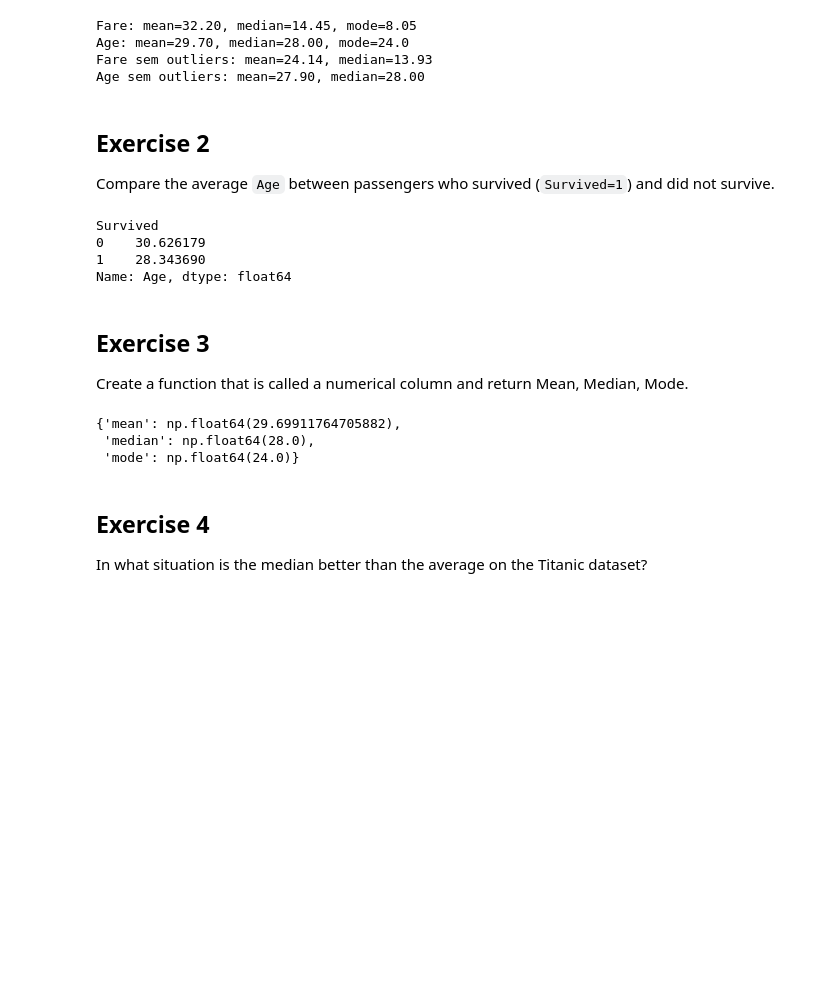
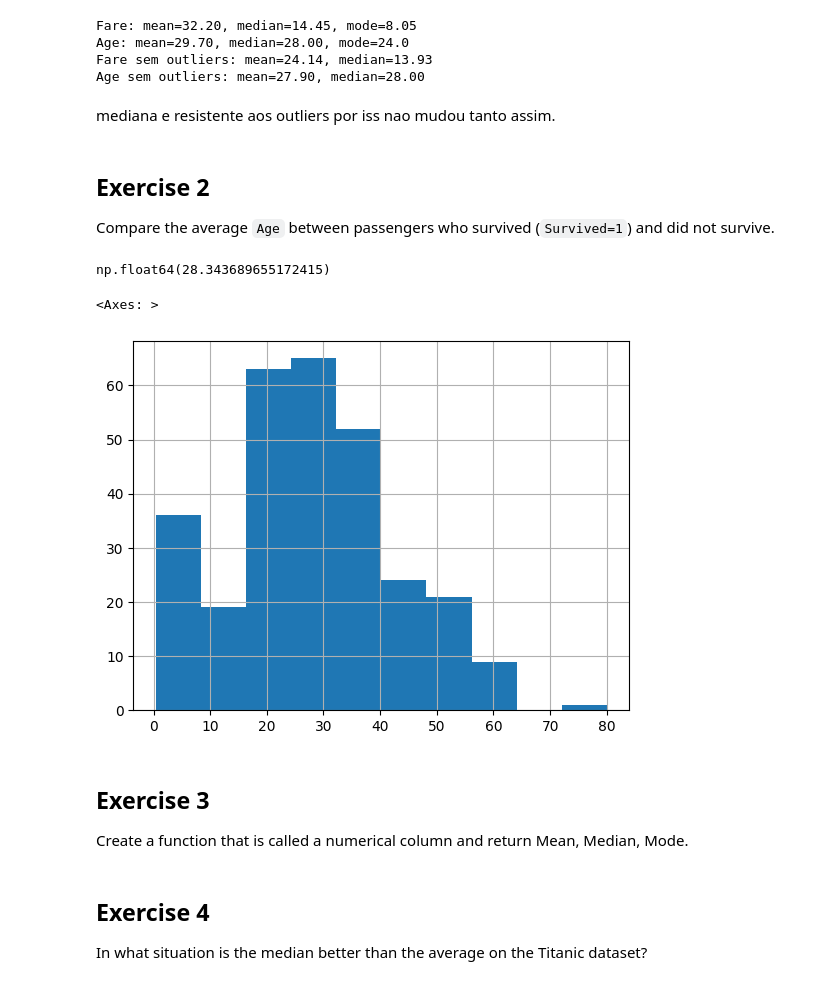
Before and after one commit to TelmaJunqueira20/Aula3-2025, a Jupyter notebook: Week_3/ds-pr-week-3-student.ipynb, the cells around one changed output. Drawn from its saved outputs; the diff is of its cells as text; code cells hidden in the pictures; blank space fills up the shorter version.

```diff
--- a/Week_3/ds-pr-week-3-student.ipynb
+++ b/Week_3/ds-pr-week-3-student.ipynb
@@ -102,23 +246,32 @@ Fare: mean=32.20, median=14.45, mode=8.05
 Age: mean=29.70, median=28.00, mode=24.0
 Fare sem outliers: mean=24.14, median=13.93
 Age sem outliers: mean=27.90, median=28.00
+# %% [markdown]
+mediana e resistente aos outliers por iss nao mudou tanto assim.
 # %% [markdown]
 ## Exercise 2
 Compare the average `Age` between passengers who survived (`Survived=1`) and did not survive.
 # %%
+filter_survived = df['Survived'] == 1
+df.loc[filter_survived, 'Age'].mean()
 # %% [output]
-Survived
-0    30.626179
-1    28.343690
-Name: Age, dtype: float64
+np.float64(28.343689655172415)
+# %%
+df.loc[filter_survived, 'Age'].hist()
+# %% [output]
+<Axes: >
+[figure, added]
 # %% [markdown]
 ## Exercise 3
 Create a function that is called a numerical column and return Mean, Median, Mode.
 # %%
+def mean_media_mode(coluna):
+  df[coluna].hist()
+  return {
+      'mean': df[coluna].mean(),
+      'media': df[coluna].median(),
+      'mode': df[coluna].mode()[0]
+  }
-# %% [output]
-{'mean': np.float64(29.69911764705882),
- 'median': np.float64(28.0),
- 'mode': np.float64(24.0)}
 # %% [markdown]
 ## Exercise 4
 In what situation is the median better than the average on the Titanic dataset?
```
Also changed, not shown: parts of 13 cells of this notebook.
